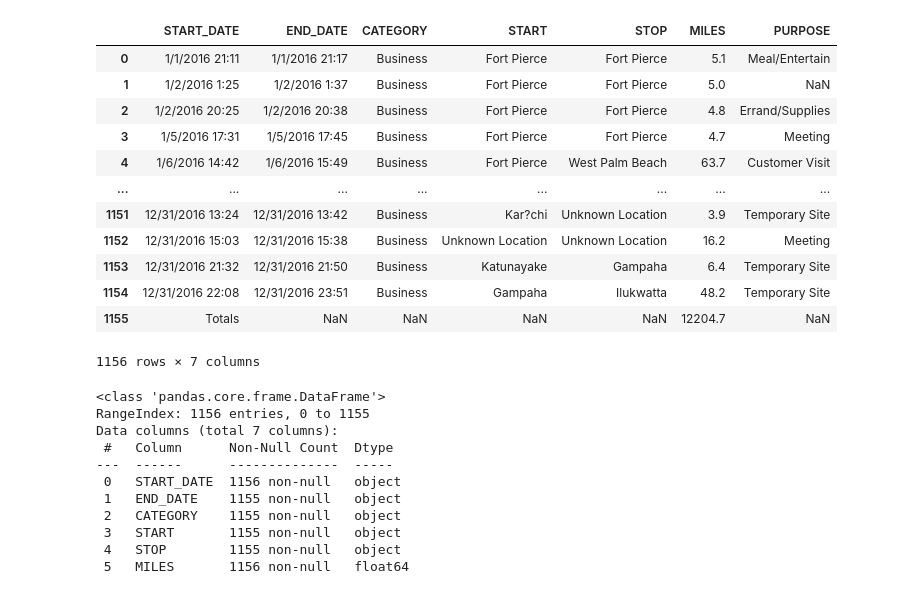
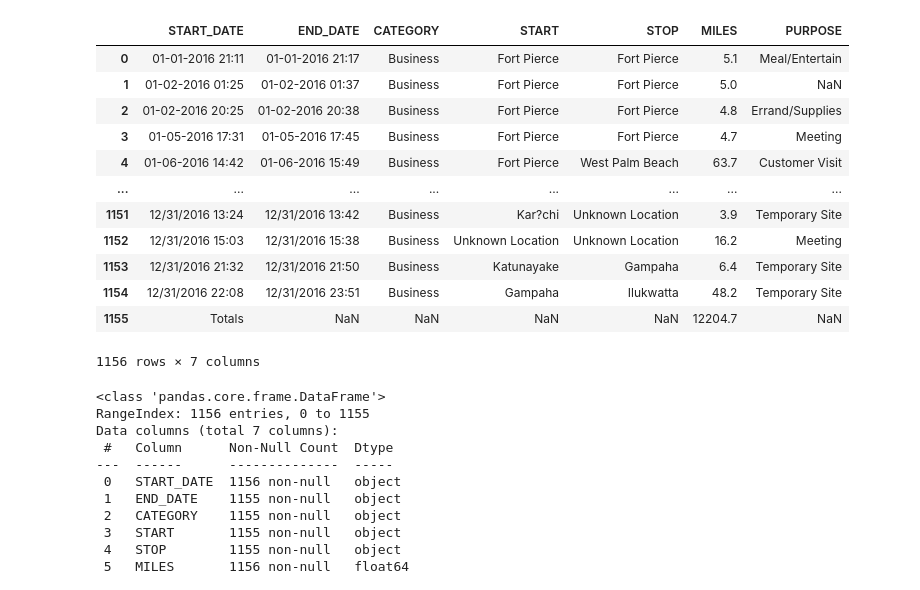
Before and after one commit to rglvk/uber_project1, a Jupyter notebook: Uber_Project1.ipynb, the cells around one changed output. Cells and saved outputs as stored; diff of their text form; code cells hidden in the pictures.

```diff
--- a/Uber_Project1.ipynb
+++ b/Uber_Project1.ipynb
@@ -10,14 +12,14 @@ import os
 # %%
 # Our CSV file downloaded and put into a dataframe
-uber_df = pd.read_csv('Import/UberDataset.csv')
+uber_df = pd.read_csv('input/UberDataset.csv')
 uber_df
 # %% [output]
 |  | START_DATE | END_DATE | CATEGORY | START | STOP | MILES | PURPOSE |
-| 0 | 1/1/2016 21:11 | 1/1/2016 21:17 | Business | Fort Pierce | Fort Pierce | 5.1 | Meal/Entertain |
-| 1 | 1/2/2016 1:25 | 1/2/2016 1:37 | Business | Fort Pierce | Fort Pierce | 5.0 | NaN |
-| 2 | 1/2/2016 20:25 | 1/2/2016 20:38 | Business | Fort Pierce | Fort Pierce | 4.8 | Errand/Supplies |
-| 3 | 1/5/2016 17:31 | 1/5/2016 17:45 | Business | Fort Pierce | Fort Pierce | 4.7 | Meeting |
-| 4 | 1/6/2016 14:42 | 1/6/2016 15:49 | Business | Fort Pierce | West Palm Beach | 63.7 | Customer Visit |
+| 0 | 01-01-2016 21:11 | 01-01-2016 21:17 | Business | Fort Pierce | Fort Pierce | 5.1 | Meal/Entertain |
+| 1 | 01-02-2016 01:25 | 01-02-2016 01:37 | Business | Fort Pierce | Fort Pierce | 5.0 | NaN |
+| 2 | 01-02-2016 20:25 | 01-02-2016 20:38 | Business | Fort Pierce | Fort Pierce | 4.8 | Errand/Supplies |
+| 3 | 01-05-2016 17:31 | 01-05-2016 17:45 | Business | Fort Pierce | Fort Pierce | 4.7 | Meeting |
+| 4 | 01-06-2016 14:42 | 01-06-2016 15:49 | Business | Fort Pierce | West Palm Beach | 63.7 | Customer Visit |
 | ... | ... | ... | ... | ... | ... | ... | ... |
 | 1151 | 12/31/2016 13:24 | 12/31/2016 13:42 | Business | Kar?chi | Unknown Location | 3.9 | Temporary Site |
 | 1152 | 12/31/2016 15:03 | 12/31/2016 15:38 | Business | Unknown Location | Unknown Location | 16.2 | Meeting |
```
Also changed, not shown: parts of 13 cells of this notebook.
